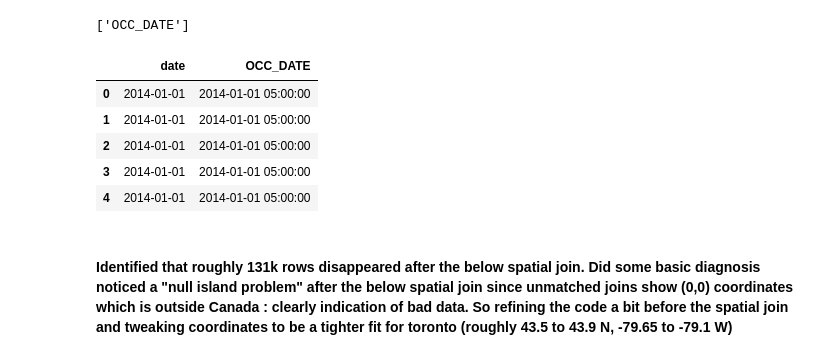
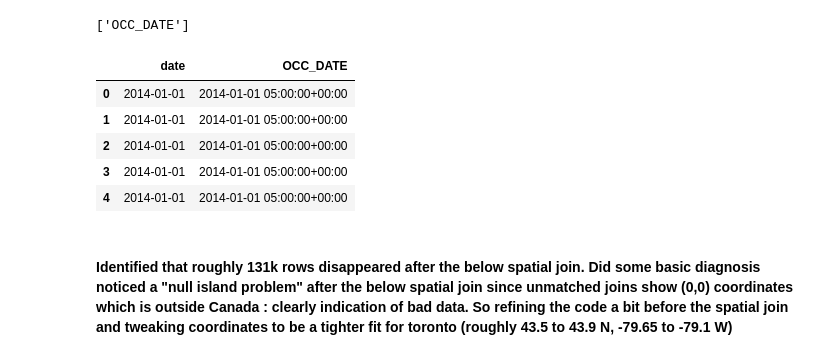
Before and after one commit to srivatsav-99/Covercheck-Toronto, a Jupyter notebook: notebooks/01_collisions_to_neighbourhood_daily.ipynb, the cells around one changed output. Drawn from its saved outputs; the diff is of its cells as text; code cells hidden in the pictures.

```diff
--- a/notebooks/01_collisions_to_neighbourhood_daily.ipynb
+++ b/notebooks/01_collisions_to_neighbourhood_daily.ipynb
@@ -101,19 +101,24 @@ After geometry clean -> Collisions: (790725, 22) Neighbourhoods: (158, 12)
 # %%
 DATE_COL = "OCC_DATE"
 
-coll[DATE_COL] = pd.to_datetime(coll[DATE_COL], errors="coerce")
+# Old code - OCC_DATE strings contain GMT
+#coll[DATE_COL] = pd.to_datetime(coll[DATE_COL], errors="coerce")
+
+#patched code
+coll["OCC_DATE"] = pd.to_datetime(coll["OCC_DATE"], utc=True, errors="coerce")
+
 coll = coll.dropna(subset=[DATE_COL]).copy()
 
 coll["date"] = coll[DATE_COL].dt.date
 
 coll[["date", DATE_COL]].head()
 # %% [output]
 |  | date | OCC_DATE |
-| 0 | 2014-01-01 | 2014-01-01 05:00:00 |
-| 1 | 2014-01-01 | 2014-01-01 05:00:00 |
-| 2 | 2014-01-01 | 2014-01-01 05:00:00 |
-| 3 | 2014-01-01 | 2014-01-01 05:00:00 |
-| 4 | 2014-01-01 | 2014-01-01 05:00:00 |
+| 0 | 2014-01-01 | 2014-01-01 05:00:00+00:00 |
+| 1 | 2014-01-01 | 2014-01-01 05:00:00+00:00 |
+| 2 | 2014-01-01 | 2014-01-01 05:00:00+00:00 |
+| 3 | 2014-01-01 | 2014-01-01 05:00:00+00:00 |
+| 4 | 2014-01-01 | 2014-01-01 05:00:00+00:00 |
 # %% [markdown]
 #### Identified that roughly 131k rows disappeared after the below spatial join. Did some basic diagnosis noticed a "null island problem" after the below spatial join since unmatched joins show (0,0) coordinates which is outside Canada : clearly indication of bad data. So refining the code a bit before the spatial join and tweaking coordinates to be a tighter fit for toronto (roughly 43.5 to 43.9 N, -79.65 to -79.1 W)
 # %% [markdown]
```
Also changed, not shown: parts of 1 cell of this notebook, 15 other files.
